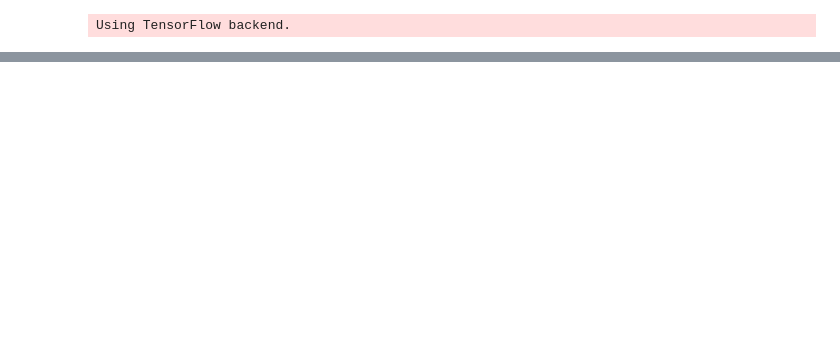
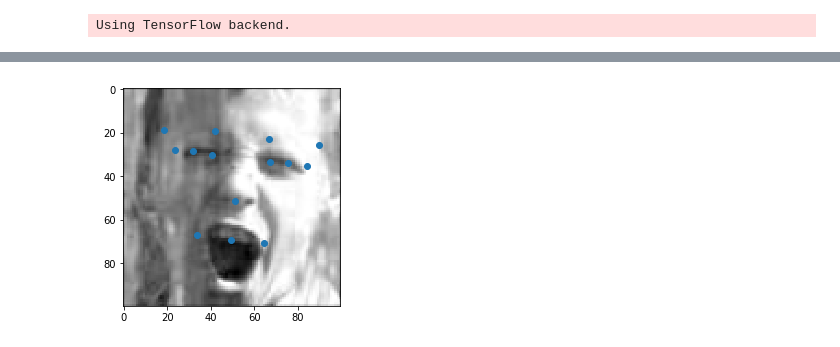
Before and after one commit to ospanoff/cv-gml, a Jupyter notebook: facepoints/check_model.ipynb, the cells around one changed output, grey strips where cells are left out. Drawn from its saved outputs; the diff is of its cells as text; code cells hidden in the pictures; blank space fills up the shorter version.

```diff
--- a/facepoints/check_model.ipynb
+++ b/facepoints/check_model.ipynb
@@ -41,0 +47,17 @@ plt.show()
+# %%
+keys = list(test_gt.keys())[:100]
+test_gt = {key: test_gt[key] for key in keys}
+# %%
+X, y, scales = load_data('data/test/images/', test_gt, (*(100, 100), 3))
+# %%
+y_pred = model.predict(X)
+# %%
+y_pred_sc = y_pred * 50 + 50
+# %%
+i = 0
+dots = y_pred_sc[i]
+plt.imshow(X[i][..., 0], cmap='gray')
+plt.scatter(dots[0::2], dots[1::2])
+plt.show()
+# %% [output]
+[figure, added]
```
Also changed, not shown: parts of 10 cells of this notebook, 5 other files.
